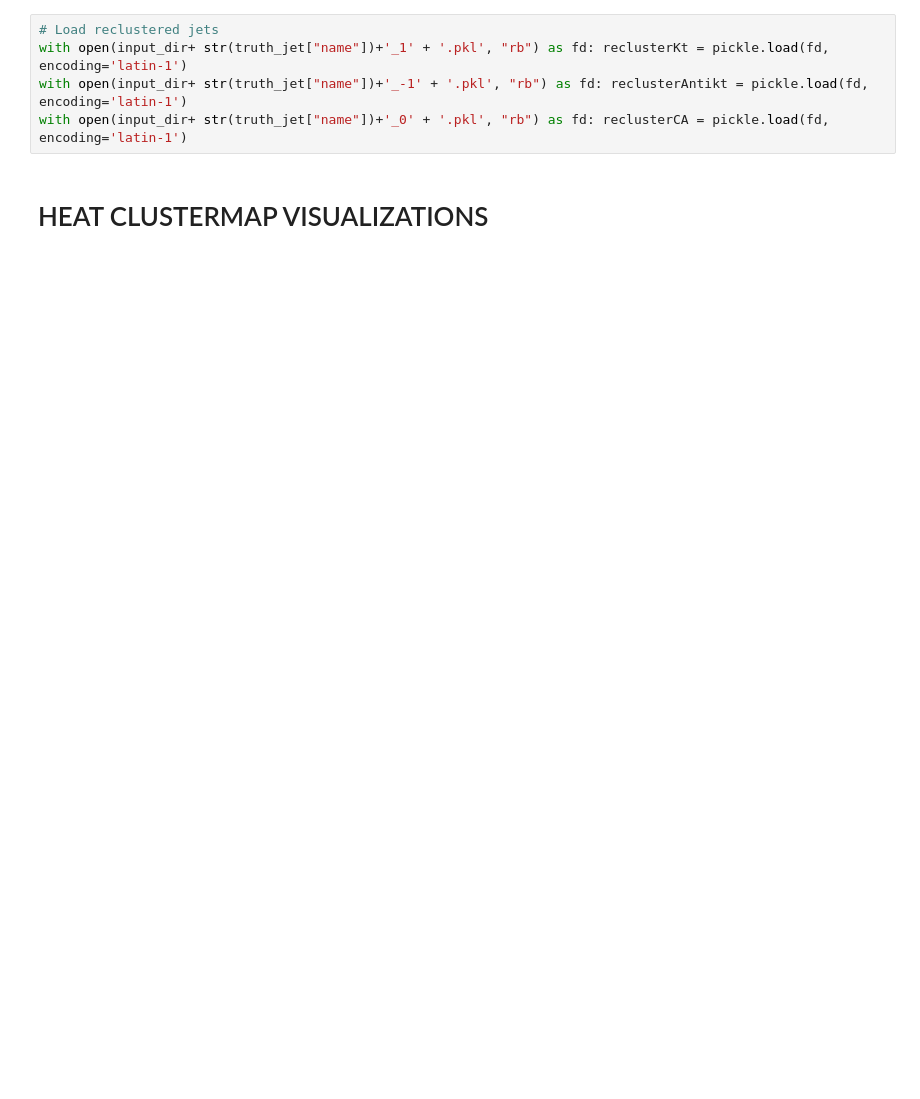
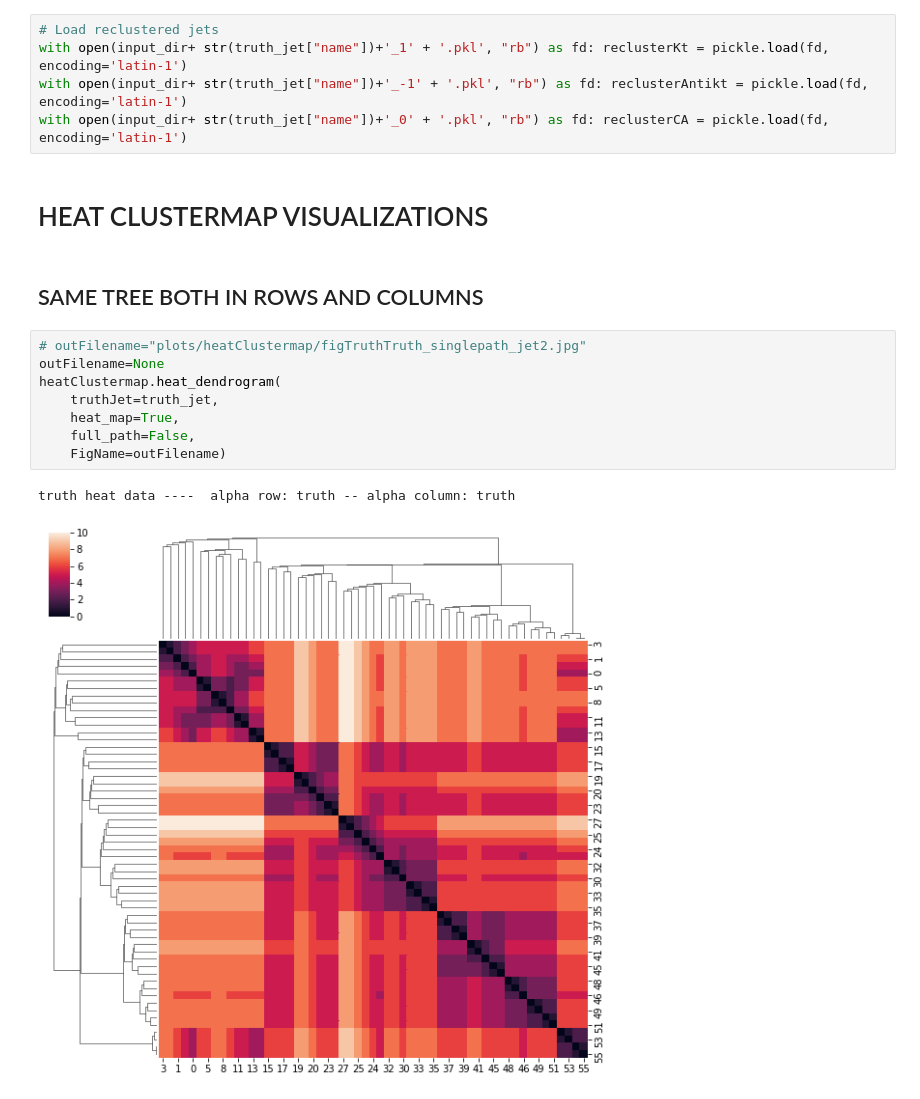
Before and after one commit to SebastianMacaluso/VisualizeBinaryTrees, a Jupyter notebook: visualizeClusterMap.ipynb, the cells around one changed output. Saved outputs shown, nothing was run; the diff lists cells and outputs as text; blank space fills up the shorter version.

```diff
--- a/visualizeClusterMap.ipynb
+++ b/visualizeClusterMap.ipynb
@@ -61,3 +61,16 @@ with open(input_dir+ str(truth_jet["name"])+'_-1' + '.pkl', "rb") as fd: reclust
 with open(input_dir+ str(truth_jet["name"])+'_0' + '.pkl', "rb") as fd: reclusterCA = pickle.load(fd, encoding='latin-1')
 # %% [markdown]
 # HEAT CLUSTERMAP VISUALIZATIONS
+# %% [markdown]
+## SAME TREE BOTH IN ROWS AND COLUMNS
+# %%
+# outFilename="plots/heatClustermap/figTruthTruth_singlepath_jet2.jpg"
+outFilename=None
+heatClustermap.heat_dendrogram(
+    truthJet=truth_jet,
+    heat_map=True,
+    full_path=False,
+    FigName=outFilename)
+# %% [output]
+truth heat data ----  alpha row: truth -- alpha column: truth
+[figure, added]
```
Also changed, not shown: parts of 56 cells of this notebook, 15 other files.
